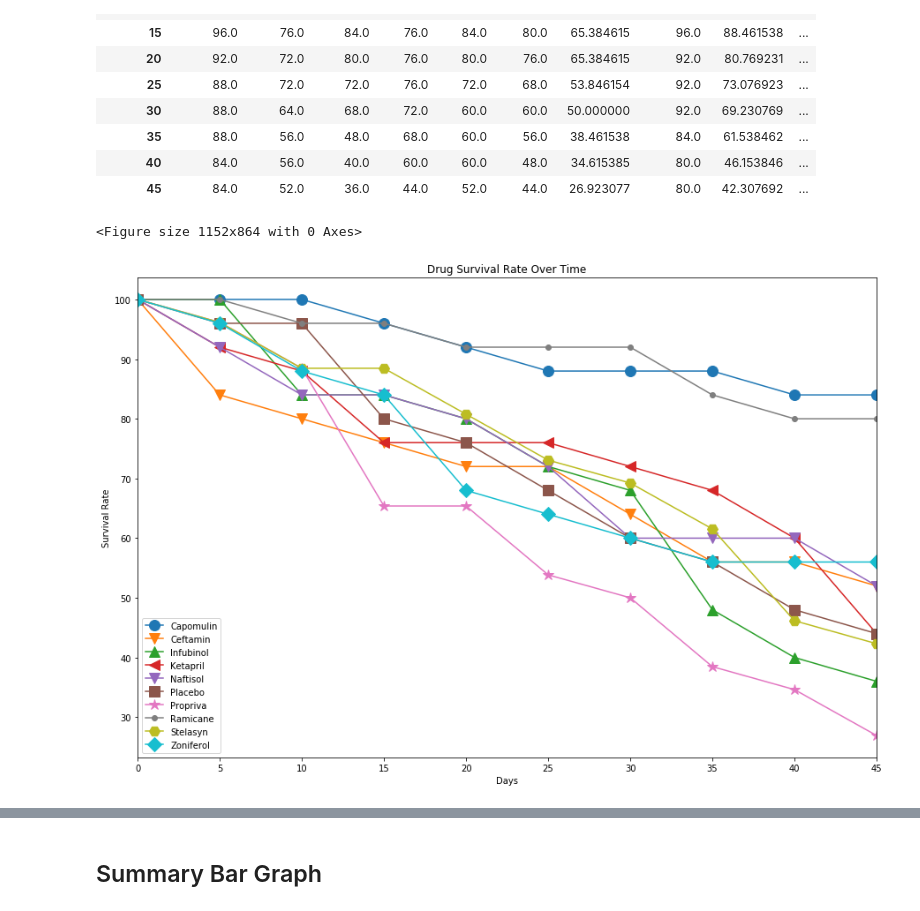
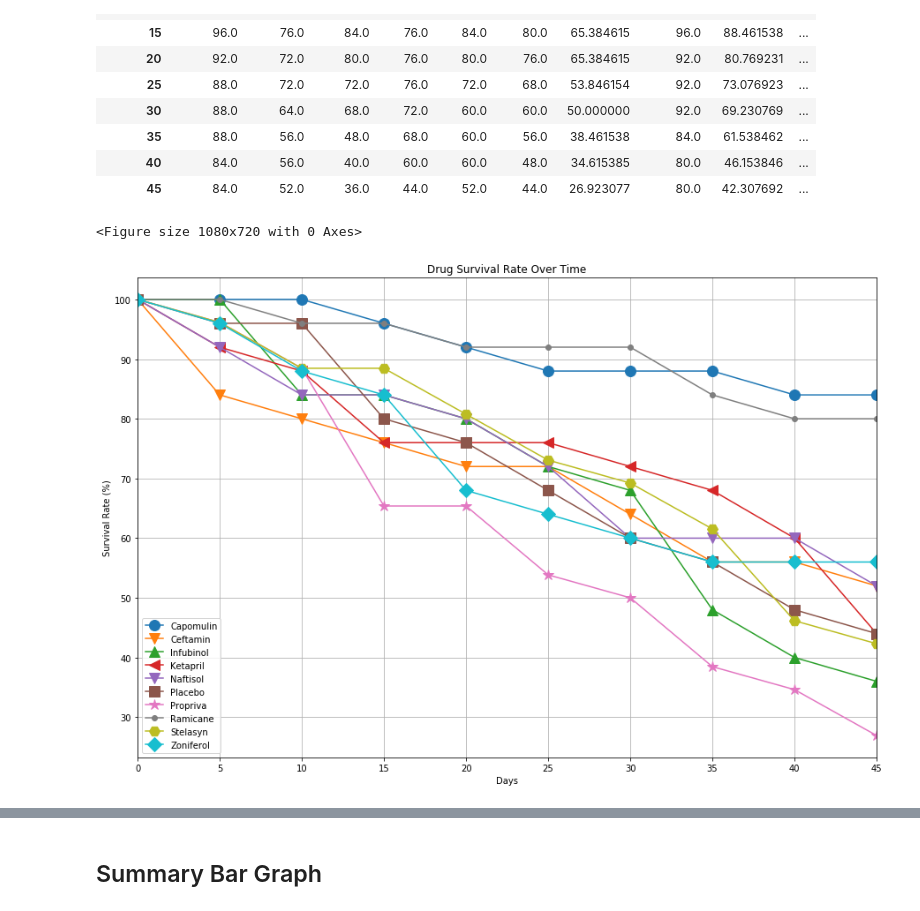
Before and after one commit to scottcm73/matplotliba-challenge, a Jupyter notebook: Pymaceuticals/pymaceuticals2-1.ipynb, the cells around one changed output, grey strips where cells are left out. Saved outputs shown, nothing was run; the diff lists cells and outputs as text; code cells hidden in the pictures.

```diff
--- a/Pymaceuticals/pymaceuticals2-1.ipynb
+++ b/Pymaceuticals/pymaceuticals2-1.ipynb
@@ -433,35 +429,37 @@ mice_count_pivot
 # %%
 # Minor Data Munging to Re-Format the Data Frames
 
 # Preview the Data Frame
 # Generate the Plot (with Error Bars)
-plt.figure(num=1, figsize=(16,12))
+
+
+plt.figure(num = 1, figsize = (15, 10))
 
 
 
-this_plot3=mice_count_pivot.plot(kind='line', markersize=12)
+this_plot3=mice_count_pivot.plot(kind = 'line', markersize = 12)
 #Ensures that the line colors match
 this_plot3.set_prop_cycle(None)
 
 
-
 plt.xlabel('Days')
-plt.ylabel('Survival Rate')
+plt.ylabel('Survival Rate (%)')
 plt.title('Drug Survival Rate Over Time')
 plt.gcf().set_size_inches(15, 10)
 
 markers_list=['o', 'v', '^', '<', 'v', 's', '*', '.', 'H', 'D', 'X', 'p']
 
 for i, line in enumerate(this_plot3.get_lines()):
     line.set_marker(markers_list[i])
 
-this_plot3.legend(this_plot3.get_lines(), mean_mt_site_df_pivot.columns, loc='best')
+this_plot3.legend(this_plot3.get_lines(), mean_mt_site_df_pivot.columns, loc = 'best')
+plt.grid();
 
 plt.savefig('drug_survival_rate.png')
 plt.show()
 # %% [output]
-<Figure size 1152x864 with 0 Axes>
+<Figure size 1080x720 with 0 Axes>
-[figure, old version]
+[figure, new version]
 # %%
 # Generate the Plot (Accounting for percentages)
 
```
Also changed, not shown: parts of 16 cells of this notebook.
